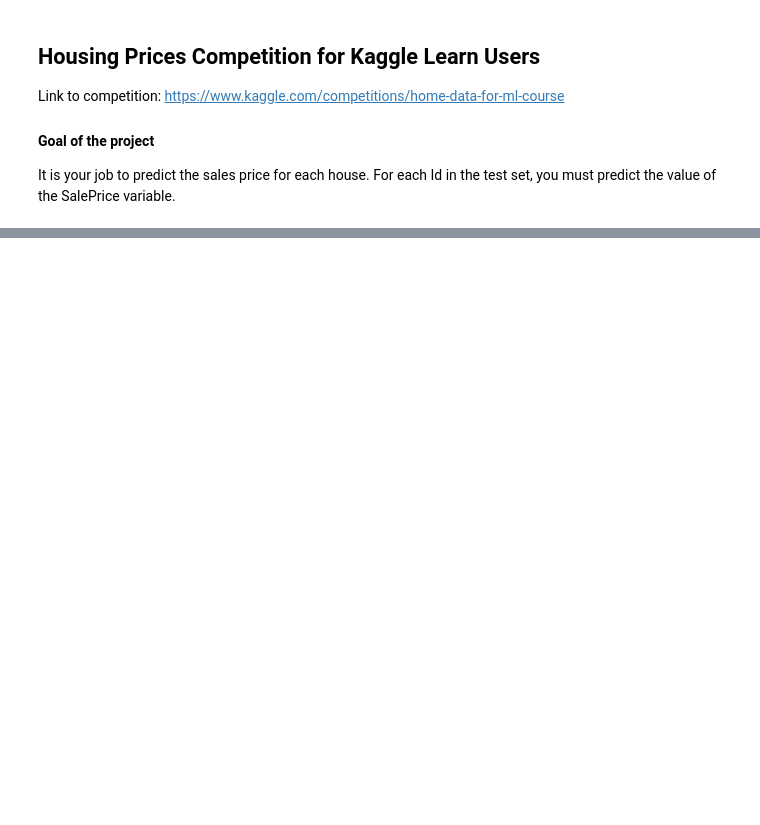
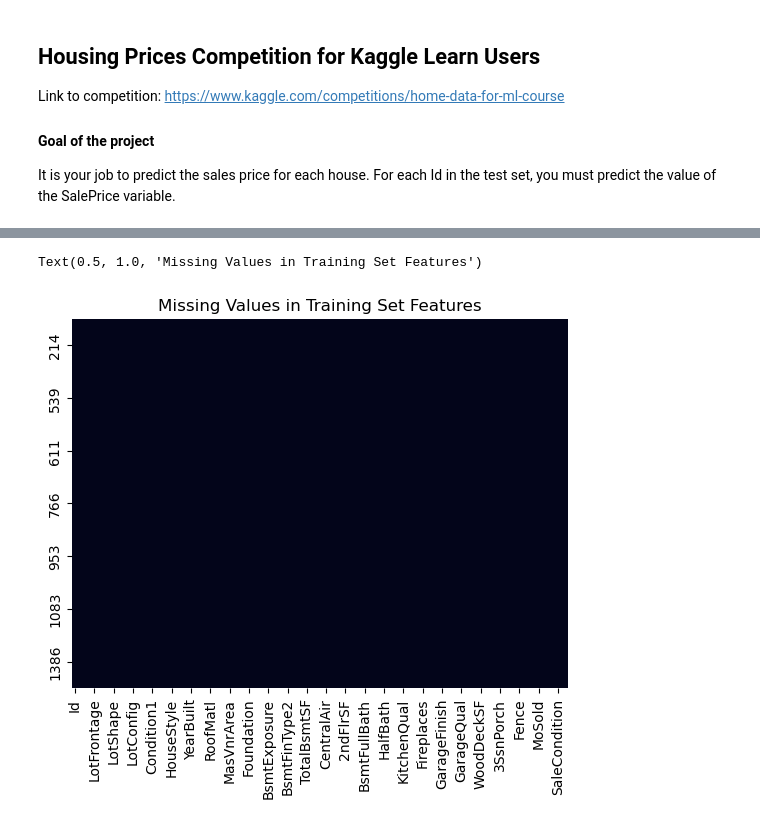
Before and after one commit to RahfayS/Housing_prices_kaggle_competiton, a Jupyter notebook: Housing_prices_final.ipynb, the cells around one changed output, grey strips where cells are left out. Saved outputs shown, nothing was run; the diff lists cells and outputs as text; code cells hidden in the pictures; blank space fills up the shorter version.

```diff
--- a/Housing_prices_final.ipynb
+++ b/Housing_prices_final.ipynb
@@ -32,0 +181,3 @@ error: failed to push some refs to 'https://github.com/RahfayS/Housing_prices_ka
+# %%
+train.LotFrontage = train.LotFrontage.fillna(train.LotFrontage.median())
+test.LotFrontage = test.LotFrontage.fillna(train.LotFrontage.median())
@@ -32,0 +210,9 @@ error: failed to push some refs to 'https://github.com/RahfayS/Housing_prices_ka
+# %%
+train = train.dropna()
+test = test.dropna()
+# %%
+sns.heatmap(train.isna(),cbar = False)
+plt.title('Missing Values in Training Set Features')
+# %% [output]
+Text(0.5, 1.0, 'Missing Values in Training Set Features')
+[figure, added]
```
Also changed, not shown: parts of 29 cells of this notebook.
